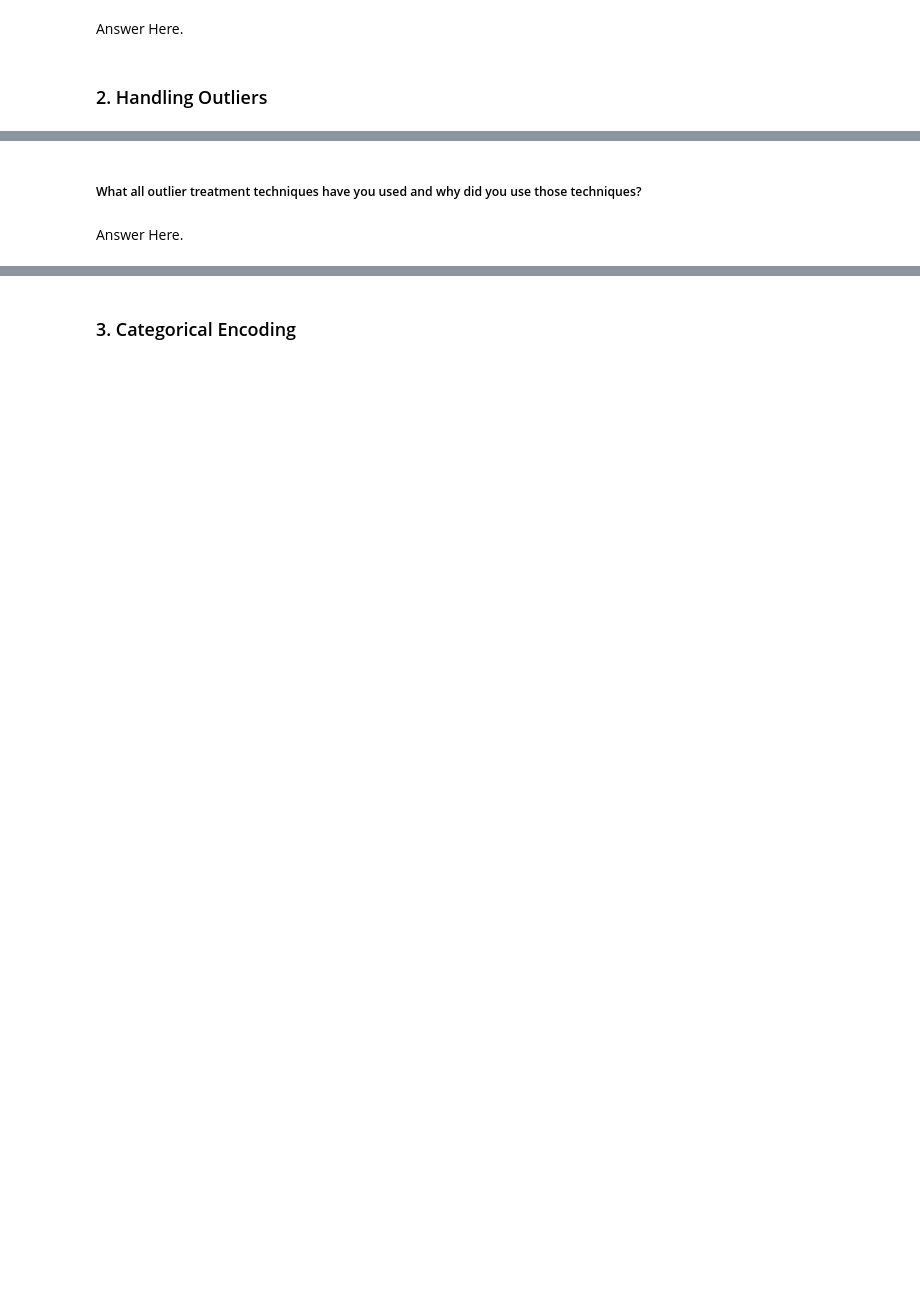
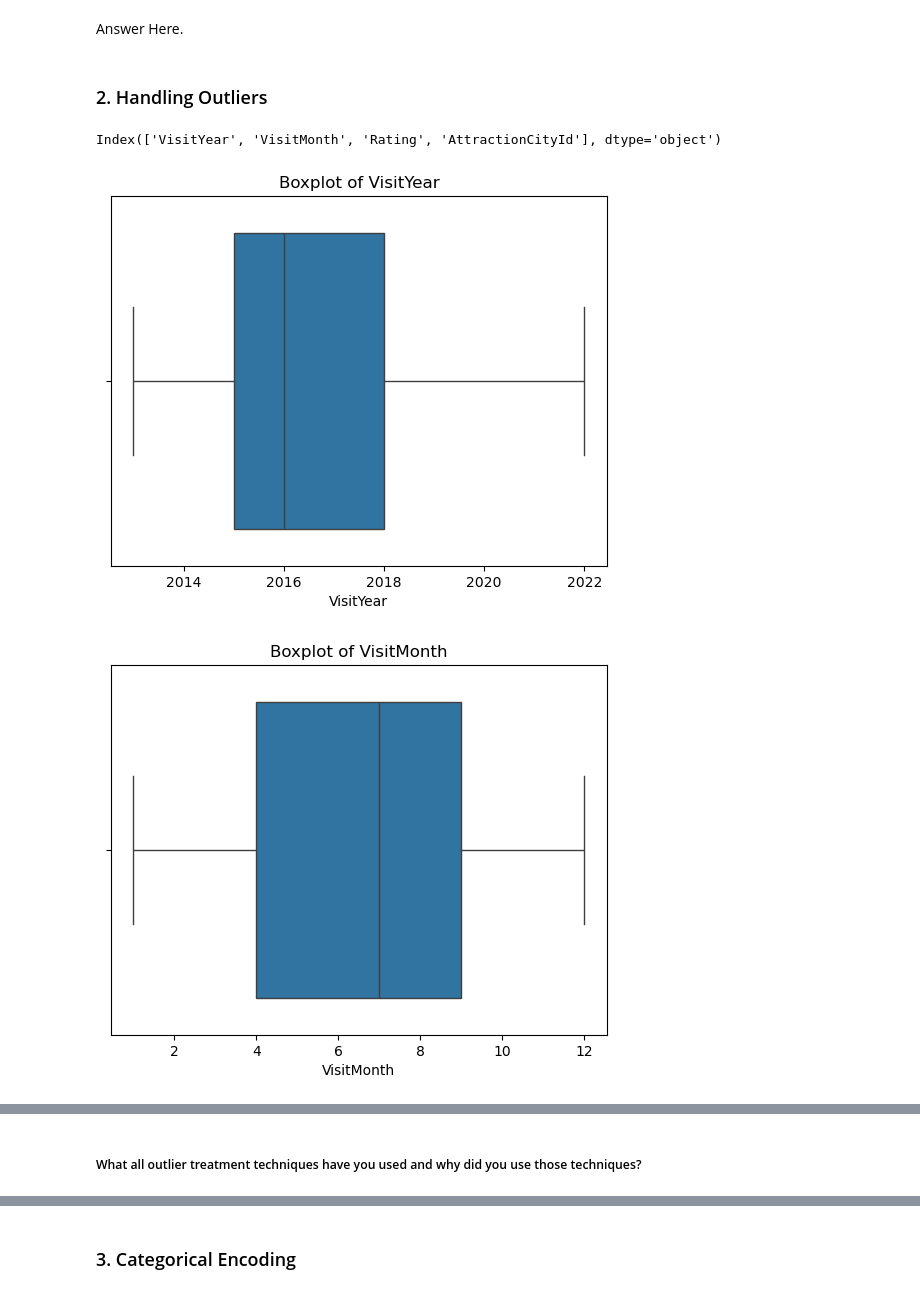
Before and after one commit to viraj-gavade/Tourism-Experience-Analytics, a Jupyter notebook: notebooks/experiments.ipynb, the cells around one changed output, grey strips where cells are left out. Drawn from its saved outputs; the diff is of its cells as text; code cells hidden in the pictures; blank space fills up the shorter version.

Commit message:
Feature Engineering - Handling missing values & outliers + categorical encoding added.

```diff
--- a/notebooks/experiments.ipynb
+++ b/notebooks/experiments.ipynb
@@ -725,0 +718,18 @@ Answer Here.
+# %%
+numeric_cols = df.select_dtypes(include=['int64','float64']).columns
+numeric_cols
+# %% [output]
+Index(['VisitYear', 'VisitMonth', 'Rating', 'AttractionCityId'], dtype='object')
+# %%
+# Handling Outliers & Outlier treatments
+import seaborn as sns
+import matplotlib.pyplot as plt
+
+for col in df.select_dtypes(include=['int64','float64']).columns:
+    plt.figure()
+    sns.boxplot(x=df[col])
+    plt.title(f"Boxplot of {col}")
+    plt.show()
+# %% [output]
+[figure, added]
+[figure, added]
@@ -726,4 +741,2 @@ Answer Here.
 # %% [markdown]
 ##### What all outlier treatment techniques have you used and why did you use those techniques?
-# %% [markdown]
-Answer Here.
```
Also changed, not shown: parts of 42 cells of this notebook.
